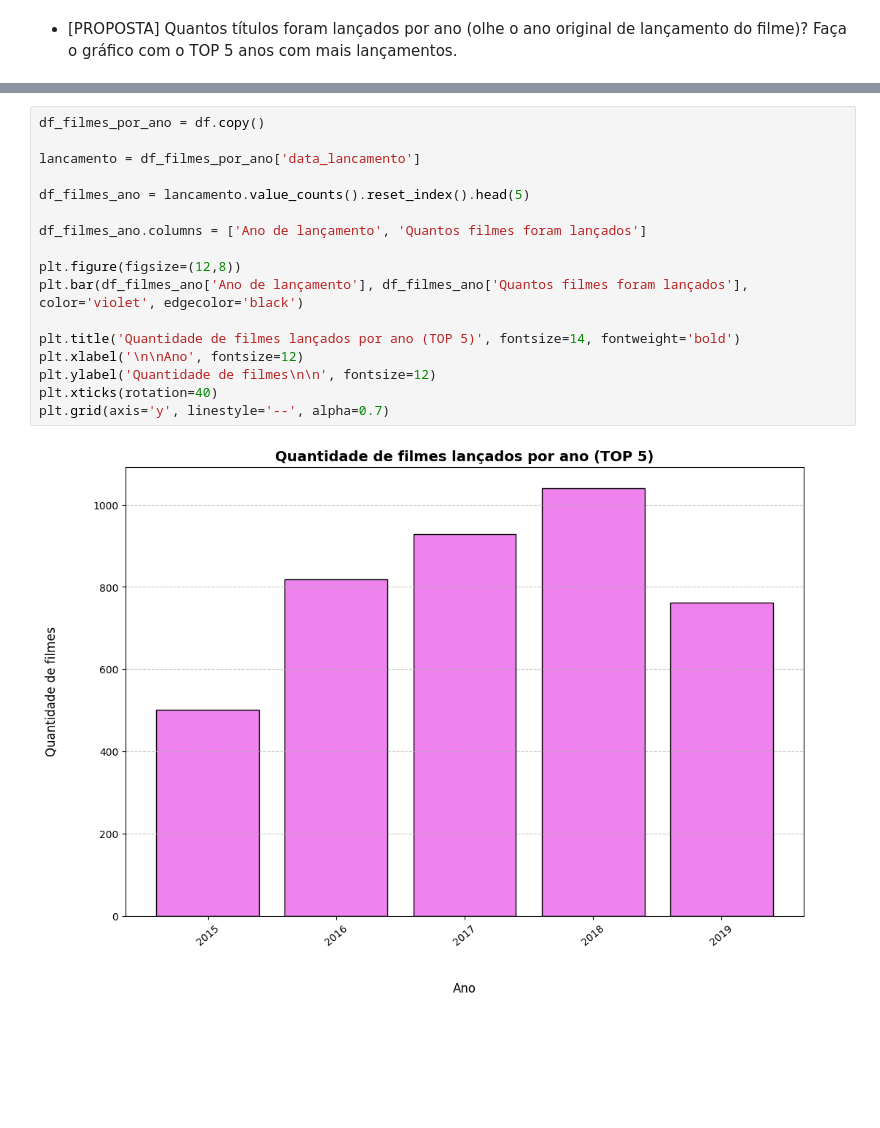
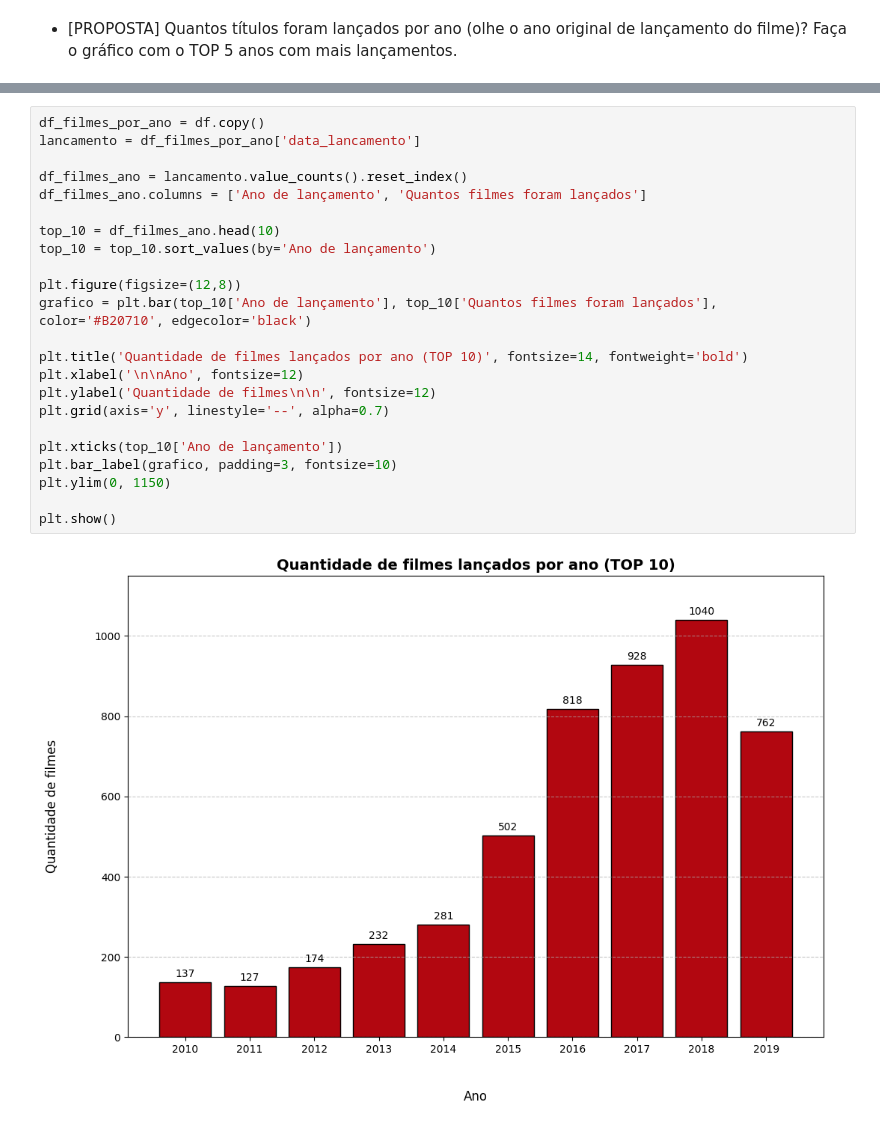
Before and after one commit to i-malur/bootcamp-dados-desafio-python-2, a Jupyter notebook: [MALU_RESPOSTAS]_Challenge_Frequência_e_Medidas.ipynb, the cells around one changed output, grey strips where cells are left out. Drawn from its saved outputs; the diff is of its cells as text; blank space fills up the shorter version.

```diff
--- a/[MALU_RESPOSTAS]_Challenge_Frequência_e_Medidas.ipynb
+++ b/[MALU_RESPOSTAS]_Challenge_Frequência_e_Medidas.ipynb
@@ -429,19 +443,25 @@ plt.grid(axis='y', linestyle='--', alpha=0.7)
 # %%
 df_filmes_por_ano = df.copy()
-
 lancamento = df_filmes_por_ano['data_lancamento']
 
-df_filmes_ano = lancamento.value_counts().reset_index().head(5)
-
+df_filmes_ano = lancamento.value_counts().reset_index()
 df_filmes_ano.columns = ['Ano de lançamento', 'Quantos filmes foram lançados']
 
+top_10 = df_filmes_ano.head(10)
+top_10 = top_10.sort_values(by='Ano de lançamento')
+
 plt.figure(figsize=(12,8))
-plt.bar(df_filmes_ano['Ano de lançamento'], df_filmes_ano['Quantos filmes foram lançados'], color='violet', edgecolor='black')
+grafico = plt.bar(top_10['Ano de lançamento'], top_10['Quantos filmes foram lançados'], color='#B20710', edgecolor='black')
 
-plt.title('Quantidade de filmes lançados por ano (TOP 5)', fontsize=14, fontweight='bold')
+plt.title('Quantidade de filmes lançados por ano (TOP 10)', fontsize=14, fontweight='bold')
 plt.xlabel('\n\nAno', fontsize=12)
 plt.ylabel('Quantidade de filmes\n\n', fontsize=12)
-plt.xticks(rotation=40)
 plt.grid(axis='y', linestyle='--', alpha=0.7)
+
+plt.xticks(top_10['Ano de lançamento'])
+plt.bar_label(grafico, padding=3, fontsize=10)
+plt.ylim(0, 1150)
+
+plt.show()
 # %% [output]
-[figure, old version]
+[figure, new version]
```
Also changed, not shown: parts of 3 cells of this notebook.
